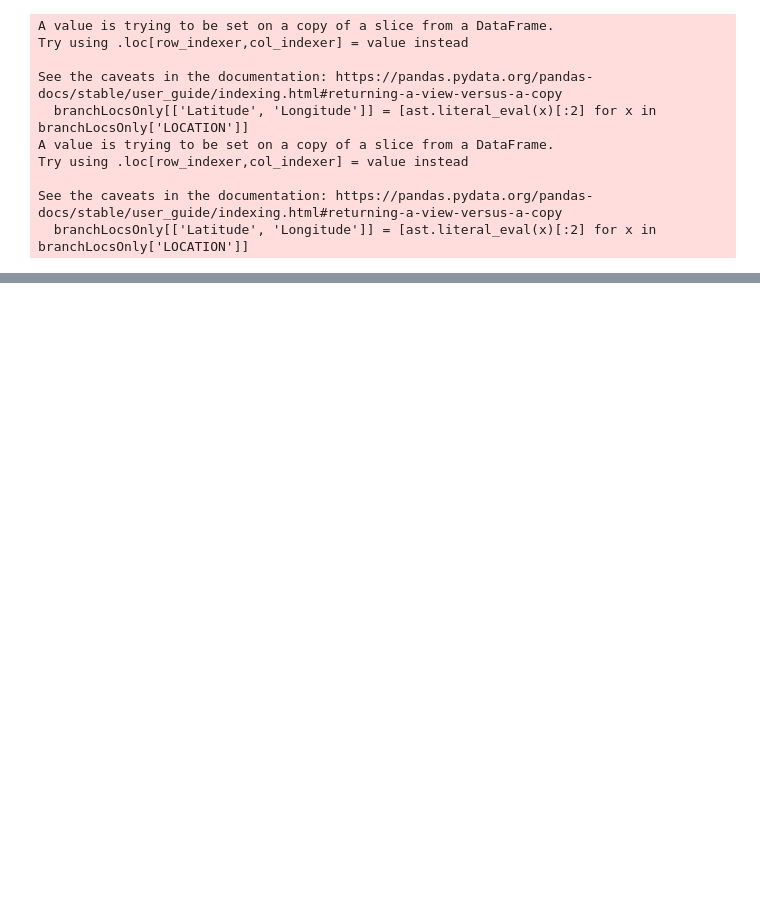
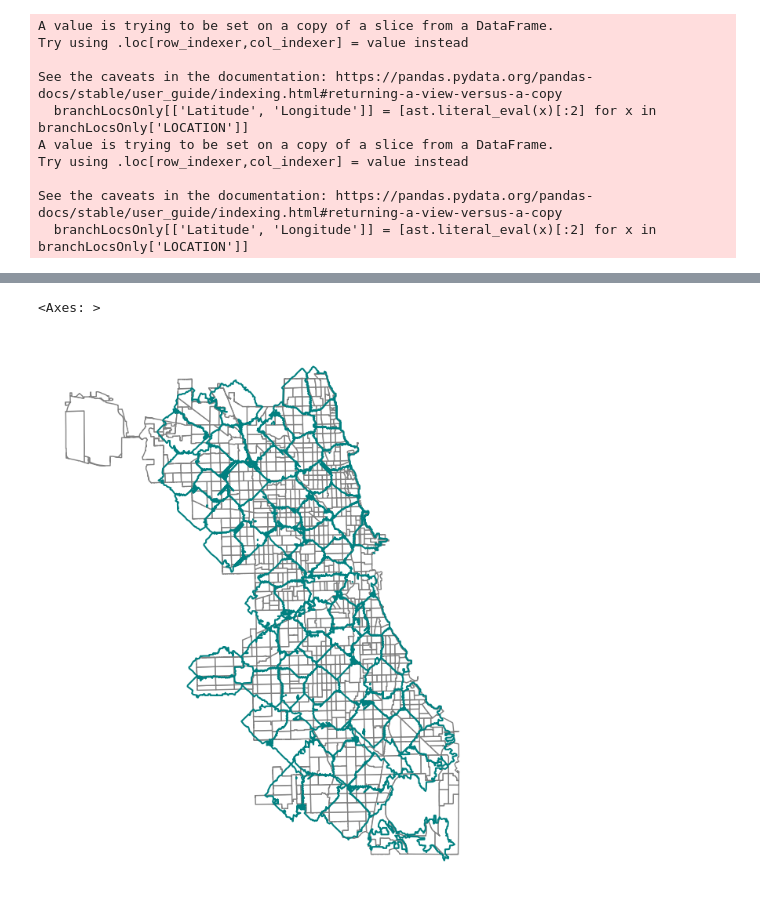
Before and after one commit to uchicago-dsi/cpl_project, a Jupyter notebook: can-summer-2023/api things/concentricRadiiMap.ipynb, the cells around one changed output, grey strips where cells are left out. Drawn from its saved outputs; the diff is of its cells as text; code cells hidden in the pictures; blank space fills up the shorter version.

Commit message:
neighborhood polygons and outlines generated

```diff
--- a/can-summer-2023/api things/concentricRadiiMap.ipynb
+++ b/can-summer-2023/api things/concentricRadiiMap.ipynb
@@ -121,0 +219,22 @@ branchLocsOnly.plot(ax=base, marker='o', color='red', markersize=5);
+# %%
+neighborhoodRadii = branchRadii7.copy(deep=True)
+neighborhoodRadii = neighborhoodRadii.union(branchRadii9minus7, align=True)
+neighborhoodRadii = neighborhoodRadii.union(branchRadii11minus9, align=True)
+neighborhoodRadii = neighborhoodRadii.union(branchRadii13minus11, align=True)
+neighborhoodRadii = neighborhoodRadii.union(branchRadii15minus13, align=True)
+neighborhoodRadii = neighborhoodRadii.union(branchRadii17minus15, align=True)
+neighborhoodRadii = neighborhoodRadii.union(branchRadii19minus17, align=True)
+neighborhoodRadii = neighborhoodRadii.union(branchRadii21minus19, align=True)
+neighborhoodRadii = neighborhoodRadii.union(branchRadii23minus21, align=True)
+neighborhoodRadii = neighborhoodRadii.union(branchRadii25minus23, align=True)
+neighborhoodRadii = neighborhoodRadii.union(branchRadii27minus25, align=True)
+neighborhoodRadii = neighborhoodRadii.union(branchRadii29minus27, align=True)
+
+fig, ax = plt.subplots(1, figsize=(9, 9))
+base = censusTracts.plot(ax=ax, color='white', edgecolor='gray')
+ax.axis('off')
+
+neighborhoodRadii.boundary.plot(ax=base, alpha = 1, color = 'teal')
+# %% [output]
+<Axes: >
+[figure, added]
```
Also changed, not shown: parts of 13 cells of this notebook, 2 other files.
